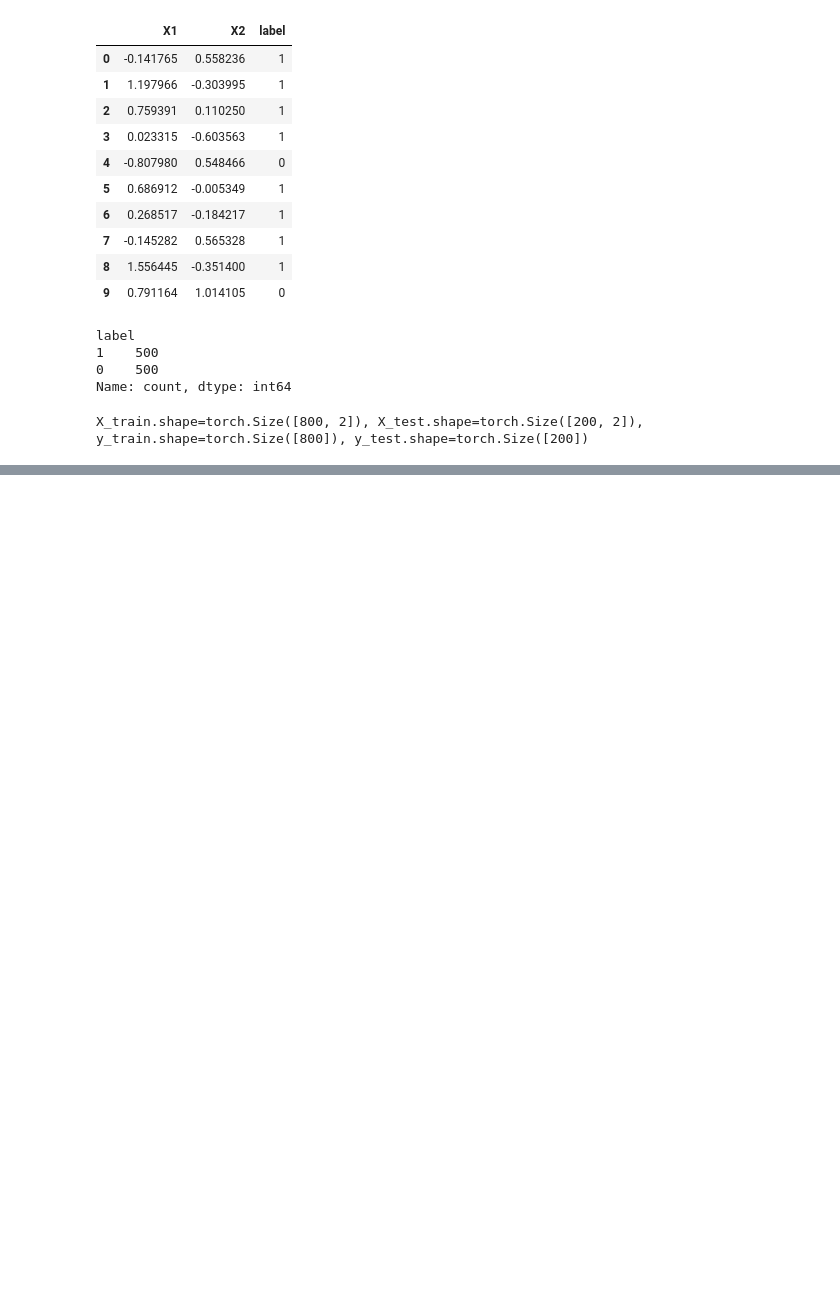
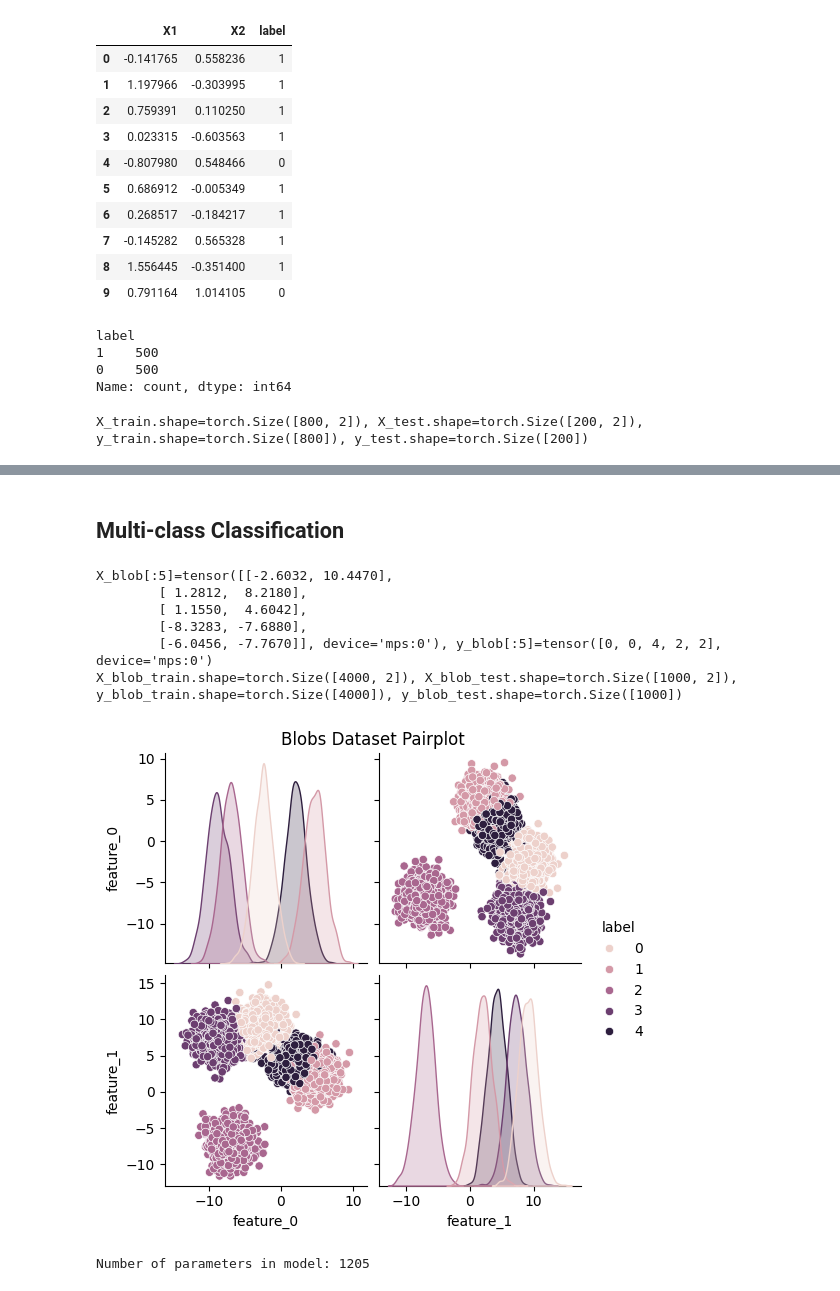
Before and after one commit to Zireael26/pytorch-deep-learning, a Jupyter notebook: my_notebooks/02_pytorch_classification.ipynb, the cells around one changed output, grey strips where cells are left out. Saved outputs shown, nothing was run; the diff lists cells and outputs as text; code cells hidden in the pictures; blank space fills up the shorter version.

Commit message:
Added multi-class classification

```diff
--- a/my_notebooks/02_pytorch_classification.ipynb
+++ b/my_notebooks/02_pytorch_classification.ipynb
@@ -471,0 +474,72 @@ Epoch: 975 | Train Loss: 0.13359 | Train Acc: 94.50000 | Test Loss: 0.09544 | Te
+# %% [markdown]
+## Multi-class Classification
+# %%
+import torch
+from torch import nn, optim
+from sklearn.datasets import make_blobs
+from sklearn.model_selection import train_test_split
+
+# Set parameters
+NUM_CLASSES = 5
+NUM_FEATURES = 2
+RANDOM_SEED = 42
+
+# Create blobs dataset
+X_blob, y_blob = make_blobs(n_samples=5000,
+                  n_features=NUM_FEATURES,
+                  centers=NUM_CLASSES,
+                  cluster_std=1.5,
+                  random_state=RANDOM_SEED)
+
+# Turn data into tensors
+X_blob = torch.tensor(X_blob).type(torch.float).to(device)
+y_blob = torch.tensor(y_blob).type(torch.long).to(device)
+print(f"{X_blob[:5]=}, {y_blob[:5]=}")
+
+# Train/test split
+X_blob_train, X_blob_test, y_blob_train, y_blob_test = train_test_split(X_blob, y_blob, test_size=0.2, random_state=RANDOM_SEED)
+print(f"{X_blob_train.shape=}, {X_blob_test.shape=}, {y_blob_train.shape=}, {y_blob_test.shape=}")
+
+# Plot data
+import pandas as pd
+import matplotlib.pyplot as plt
+import seaborn as sns
+
+blob_df = pd.DataFrame(X_blob.cpu().numpy(), columns=[f"feature_{i}" for i in range(NUM_FEATURES)])
+blob_df["label"] = y_blob.cpu().numpy()
+sns.pairplot(blob_df, hue="label", diag_kind="kde")
+plt.suptitle("Blobs Dataset Pairplot", y=1.02)
+plt.show()
+# %% [output]
+X_blob[:5]=tensor([[-2.6032, 10.4470],
+        [ 1.2812,  8.2180],
+        [ 1.1550,  4.6042],
+        [-8.3283, -7.6880],
+        [-6.0456, -7.7670]], device='mps:0'), y_blob[:5]=tensor([0, 0, 4, 2, 2], device='mps:0')
+X_blob_train.shape=torch.Size([4000, 2]), X_blob_test.shape=torch.Size([1000, 2]), y_blob_train.shape=torch.Size([4000]), y_blob_test.shape=torch.Size([1000])
+[figure, added]
+# %%
+class BlobsModelV0(nn.Module):
+    def __init__(self, input_features, output_features):
+        super().__init__()
+        self.layer_1 = nn.Linear(in_features=input_features, out_features=16)
+        self.layer_2 = nn.Linear(in_features=16, out_features=32)
+        self.layer_3 = nn.Linear(in_features=32, out_features=16)
+        self.layer_4 = nn.Linear(in_features=16, out_features=output_features)
+        self.activation = nn.LeakyReLU()
+
+    def forward(self, x):
+        x = self.layer_1(x)
+        x = self.activation(x)
+        x = self.layer_2(x)
+        x = self.activation(x)
+        x = self.layer_3(x)
+        x = self.activation(x)
+        x = self.layer_4(x)
+        return x
+
+blobs_model = BlobsModelV0(input_features=NUM_FEATURES, output_features=NUM_CLASSES).to(device)
+
+print(f"Number of parameters in model: {sum(p.numel() for p in blobs_model.parameters())}")
+# %% [output]
+Number of parameters in model: 1205
```
Also changed, not shown: parts of 6 cells of this notebook, 1 other file.
